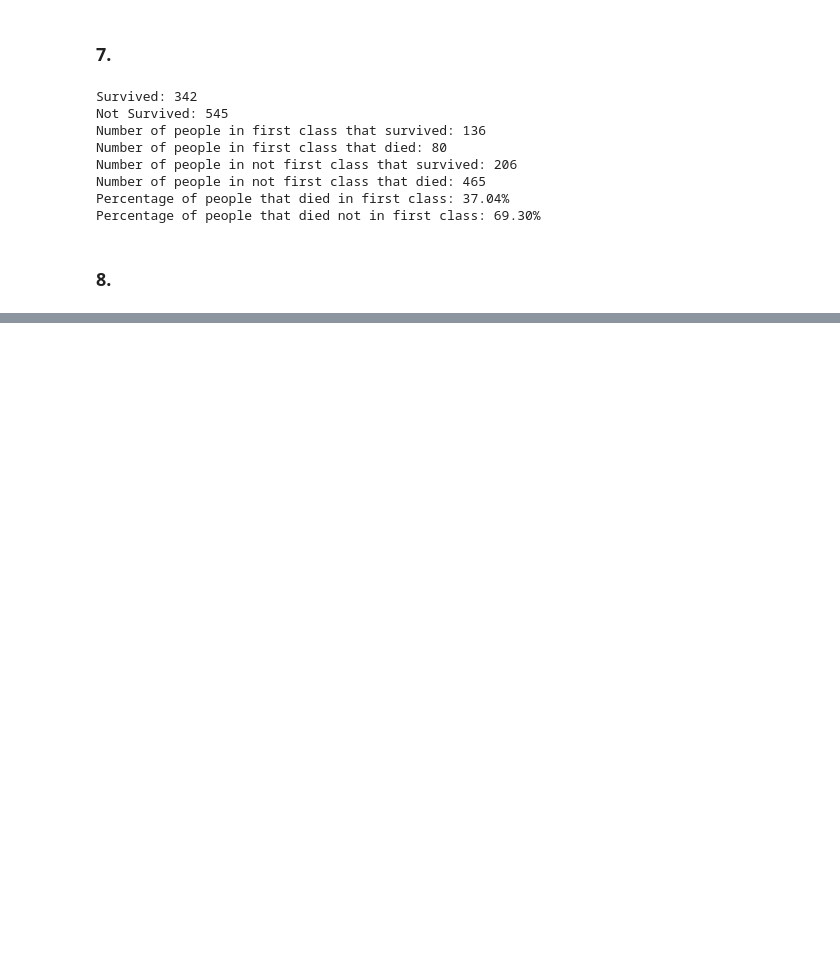
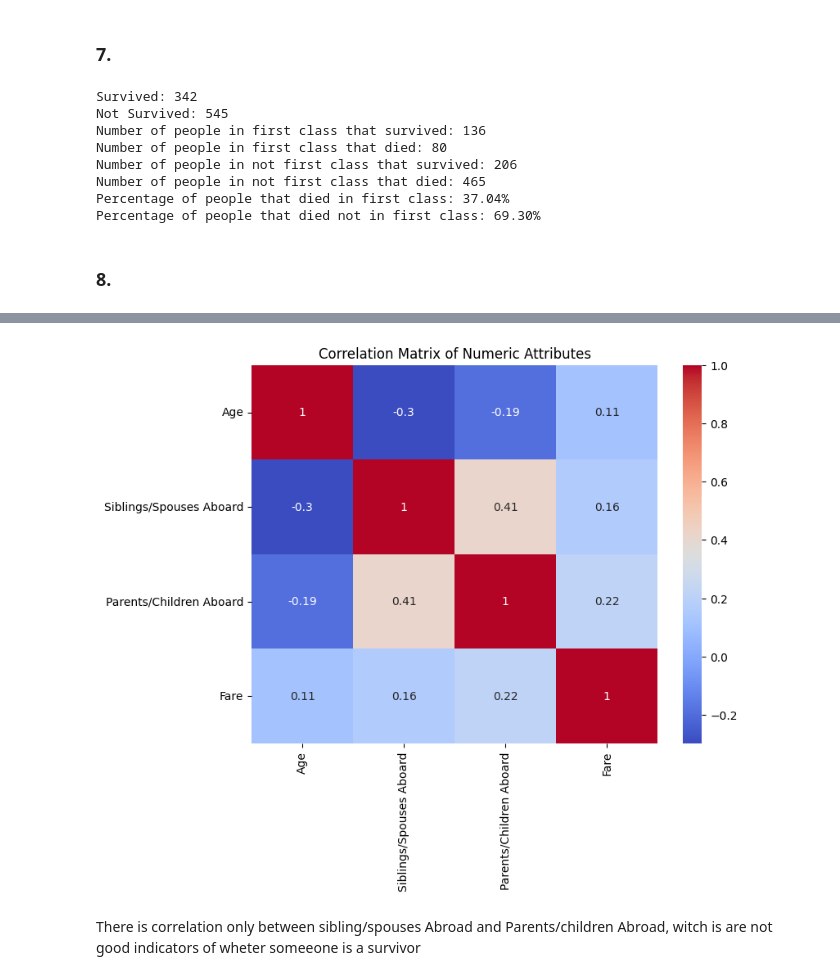
Before and after one commit to massmola/ml-assignments, a Jupyter notebook: Assignment1_group3.ipynb, the cells around one changed output, grey strips where cells are left out. Saved outputs shown, nothing was run; the diff lists cells and outputs as text; code cells hidden in the pictures; blank space fills up the shorter version.

```diff
--- a/Assignment1_group3.ipynb
+++ b/Assignment1_group3.ipynb
@@ -196,0 +202,12 @@ for col in plot_columns:
+# %%
+import seaborn as sns
+
+corr_matrix = titanic_df[numeric_attributes].corr()
+plt.figure(figsize=(8, 6))
+sns.heatmap(corr_matrix, annot=True, cmap='coolwarm')
+plt.title("Correlation Matrix of Numeric Attributes")
+plt.show()
+# %% [output]
+[figure, added]
+# %% [markdown]
+There is correlation only between sibling/spouses Abroad and Parents/children Abroad, witch is are not good indicators of wheter someeone is a survivor
```
Also changed, not shown: parts of 6 cells of this notebook, 1 other file.
